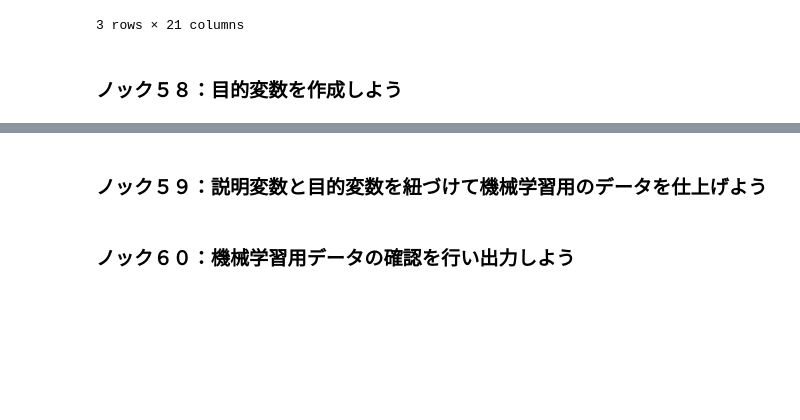
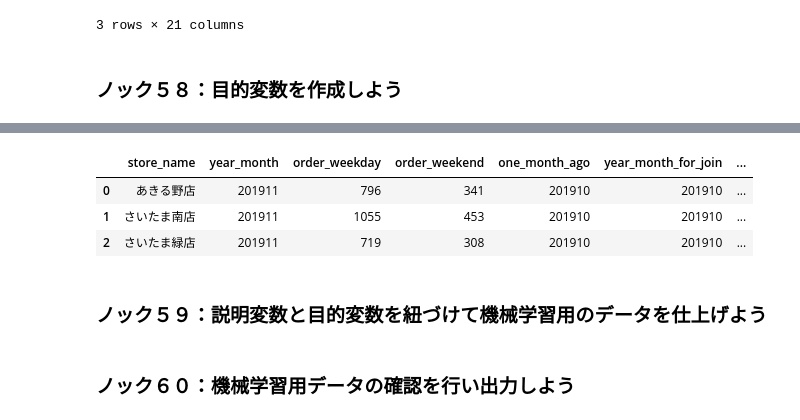
Before and after one commit to winuim/python-lm-system-100, a Jupyter notebook: chapter-6/chapter-6.ipynb, the cells around one changed output, grey strips where cells are left out. Cells and saved outputs as stored; diff of their text form; code cells hidden in the pictures; blank space fills up the shorter version.

```diff
--- a/chapter-6/chapter-6.ipynb
+++ b/chapter-6/chapter-6.ipynb
@@ -291,3 +327,15 @@ store_all.to_csv(os.path.join(output_dir, store_monthly_name), index=False)
+# %%
+y.dropna(inplace=True)
+y.loc[y["order_weekday"] - y["order_weekday_one_month_ago"] > 0, "y_weekday"] = 1
+y.loc[y["order_weekday"] - y["order_weekday_one_month_ago"] <= 0, "y_weekday"] = 0
+y.loc[y["order_weekend"] - y["order_weekend_one_month_ago"] > 0, "y_weekend"] = 1
+y.loc[y["order_weekend"] - y["order_weekend_one_month_ago"] <= 0, "y_weekend"] = 0
+y.head(3)
+# %% [output]
+|  | store_name | year_month | order_weekday | order_weekend | one_month_ago | year_month_for_join | ... |
+| 0 | あきる野店 | 201911 | 796 | 341 | 201910 | 201910 | ... |
+| 1 | さいたま南店 | 201911 | 1055 | 453 | 201910 | 201910 | ... |
+| 2 | さいたま緑店 | 201911 | 719 | 308 | 201910 | 201910 | ... |
 # %% [markdown]
 ### ノック５９：説明変数と目的変数を紐づけて機械学習用のデータを仕上げよう
 # %% [markdown]
```
Also changed, not shown: parts of 2 cells of this notebook.
